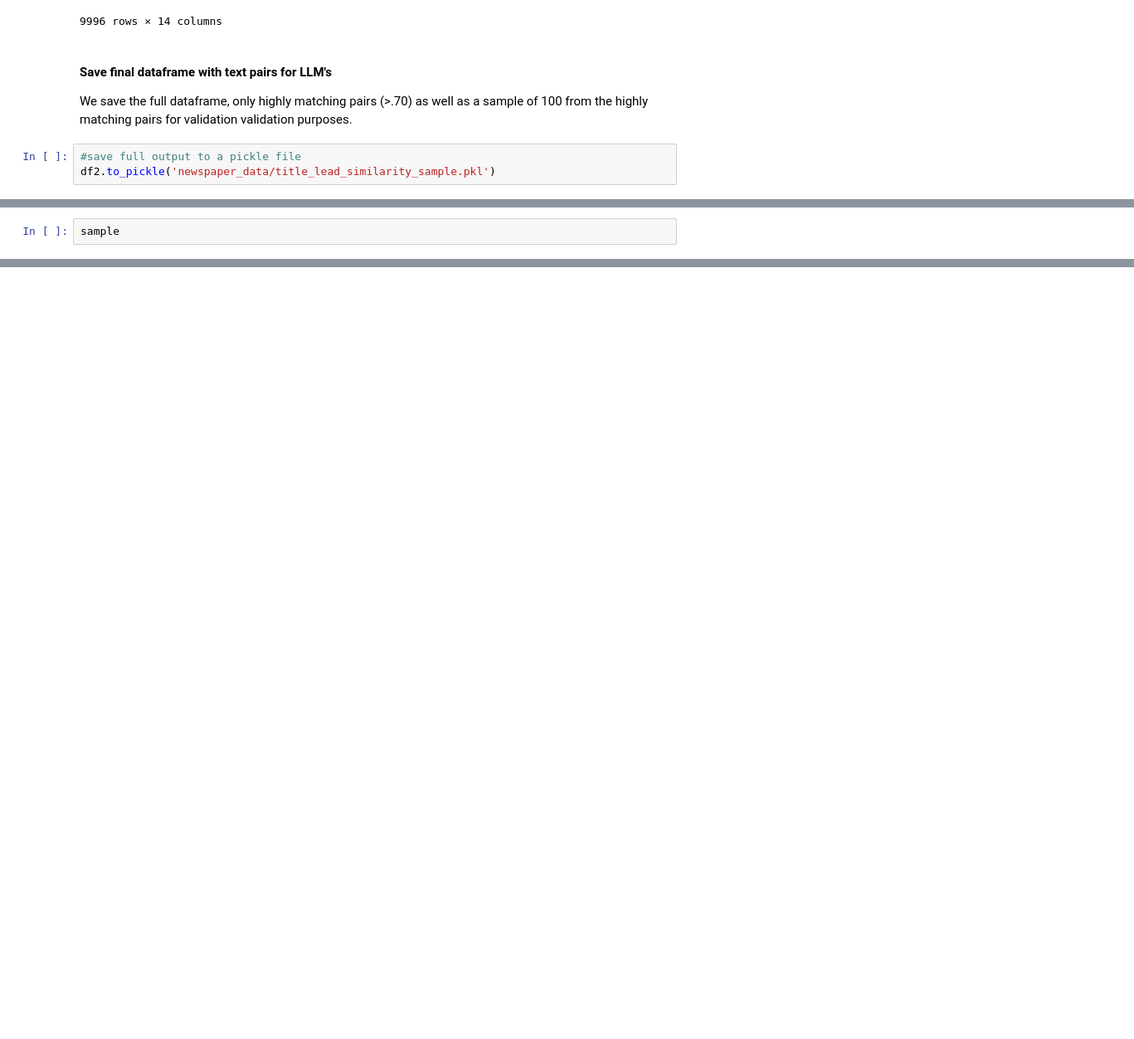
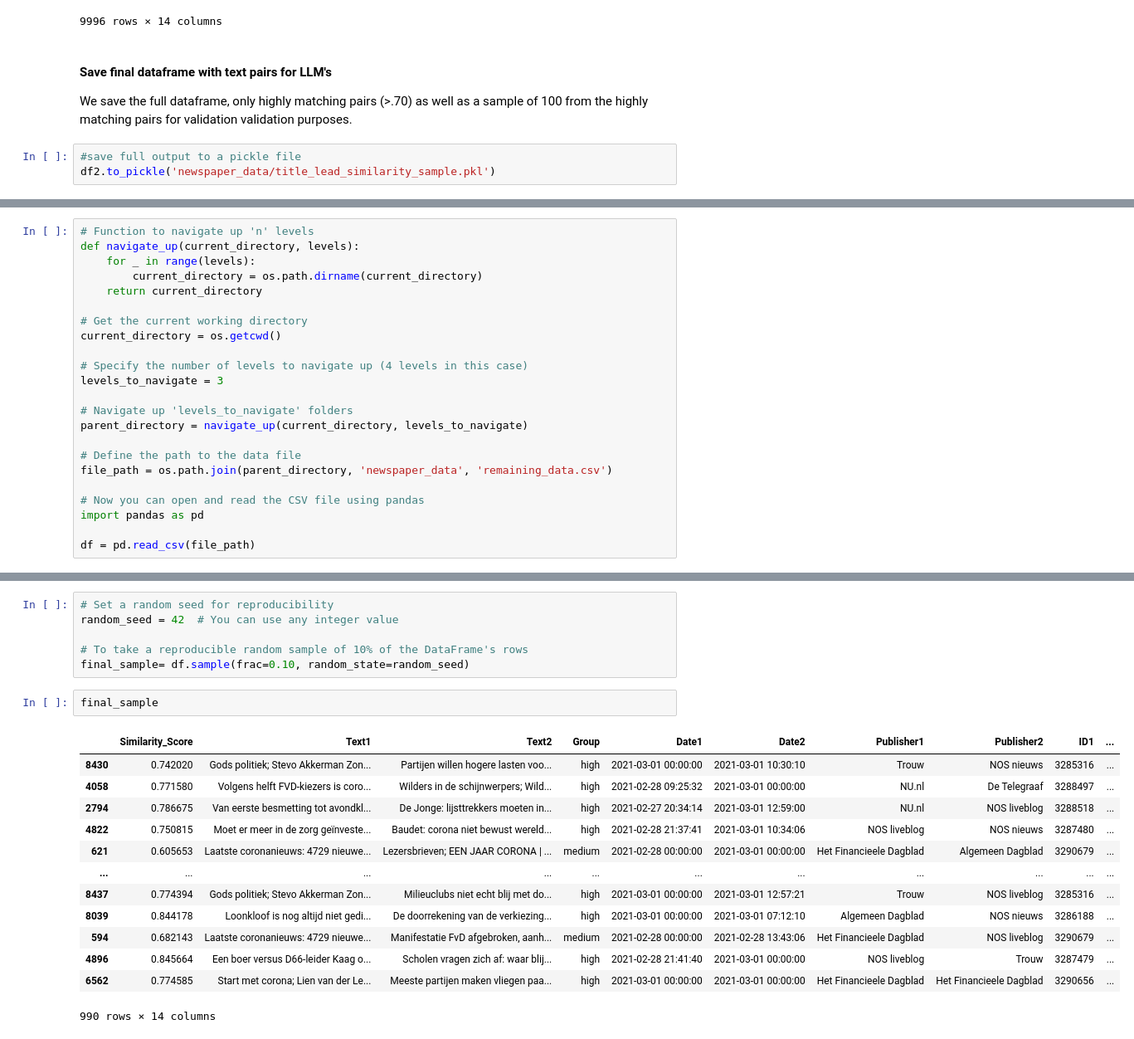
Before and after one commit to psyronika/LLM_validate, a Jupyter notebook: src/data-processing/1_prepare.ipynb, the cells around one changed output, grey strips where cells are left out. Shown at 83% size. Cells and saved outputs as stored; diff of their text form; blank space fills up the shorter version.

Commit message:
created overlap sample and final sample

```diff
--- a/src/data-processing/1_prepare.ipynb
+++ b/src/data-processing/1_prepare.ipynb
@@ -706,2 +693,23 @@ sample
 # %%
-sample
+# Function to navigate up 'n' levels
+def navigate_up(current_directory, levels):
+    for _ in range(levels):
+        current_directory = os.path.dirname(current_directory)
+    return current_directory
+
+# Get the current working directory
+current_directory = os.getcwd()
+
+# Specify the number of levels to navigate up (4 levels in this case)
+levels_to_navigate = 3
+
+# Navigate up 'levels_to_navigate' folders
+parent_directory = navigate_up(current_directory, levels_to_navigate)
+
+# Define the path to the data file
+file_path = os.path.join(parent_directory, 'newspaper_data', 'remaining_data.csv')
+
+# Now you can open and read the CSV file using pandas
+import pandas as pd
+
+df = pd.read_csv(file_path)
@@ -721,0 +732,22 @@ sample
+# %%
+# Set a random seed for reproducibility
+random_seed = 42  # You can use any integer value
+
+# To take a reproducible random sample of 10% of the DataFrame's rows
+final_sample= df.sample(frac=0.10, random_state=random_seed)
+# %%
+final_sample
+# %% [output]
+|  | Similarity_Score | Text1 | Text2 | Group | Date1 | Date2 | Publisher1 | Publisher2 | ID1 | ... |
+| 8430 | 0.742020 | Gods politiek; Stevo Akkerman Zon... | Partijen willen hogere lasten voo... | high | 2021-03-01 00:00:00 | 2021-03-01 10:30:10 | Trouw | NOS nieuws | 3285316 | ... |
+| 4058 | 0.771580 | Volgens helft FVD-kiezers is coro... | Wilders in de schijnwerpers; Wild... | high | 2021-02-28 09:25:32 | 2021-03-01 00:00:00 | NU.nl | De Telegraaf | 3288497 | ... |
+| 2794 | 0.786675 | Van eerste besmetting tot avondkl... | De Jonge: lijsttrekkers moeten in... | high | 2021-02-27 20:34:14 | 2021-03-01 12:59:00 | NU.nl | NOS liveblog | 3288518 | ... |
+| 4822 | 0.750815 | Moet er meer in de zorg geïnveste... | Baudet: corona niet bewust wereld... | high | 2021-02-28 21:37:41 | 2021-03-01 10:34:06 | NOS liveblog | NOS nieuws | 3287480 | ... |
+| 621 | 0.605653 | Laatste coronanieuws: 4729 nieuwe... | Lezersbrieven; EEN JAAR CORONA | ... | medium | 2021-02-28 00:00:00 | 2021-03-01 00:00:00 | Het Financieele Dagblad | Algemeen Dagblad | 3290679 | ... |
+| ... | ... | ... | ... | ... | ... | ... | ... | ... | ... | ... |
+| 8437 | 0.774394 | Gods politiek; Stevo Akkerman Zon... | Milieuclubs niet echt blij met do... | high | 2021-03-01 00:00:00 | 2021-03-01 12:57:21 | Trouw | NOS liveblog | 3285316 | ... |
+| 8039 | 0.844178 | Loonkloof is nog altijd niet gedi... | De doorrekening van de verkiezing... | high | 2021-03-01 00:00:00 | 2021-03-01 07:12:10 | Algemeen Dagblad | NOS nieuws | 3286188 | ... |
+| 594 | 0.682143 | Laatste coronanieuws: 4729 nieuwe... | Manifestatie FvD afgebroken, aanh... | medium | 2021-02-28 00:00:00 | 2021-02-28 13:43:06 | Het Financieele Dagblad | NOS liveblog | 3290679 | ... |
+| 4896 | 0.845664 | Een boer versus D66-leider Kaag o... | Scholen vragen zich af: waar blij... | high | 2021-02-28 21:41:40 | 2021-03-01 00:00:00 | NOS liveblog | Trouw | 3287479 | ... |
+| 6562 | 0.774585 | Start met corona; Lien van der Le... | Meeste partijen maken vliegen paa... | high | 2021-03-01 00:00:00 | 2021-03-01 00:00:00 | Het Financieele Dagblad | Het Financieele Dagblad | 3290656 | ... |
+990 rows × 14 columns
```
Also changed, not shown: parts of 10 cells of this notebook, 4 other files.
